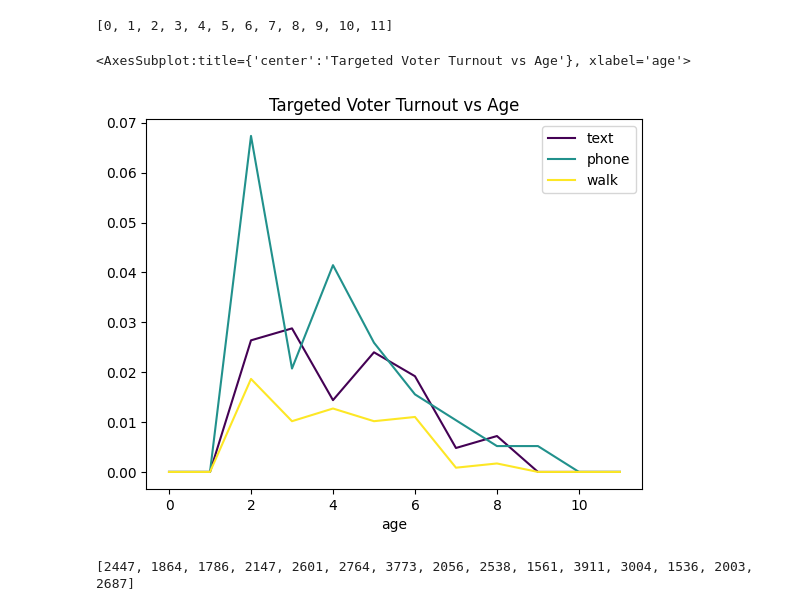
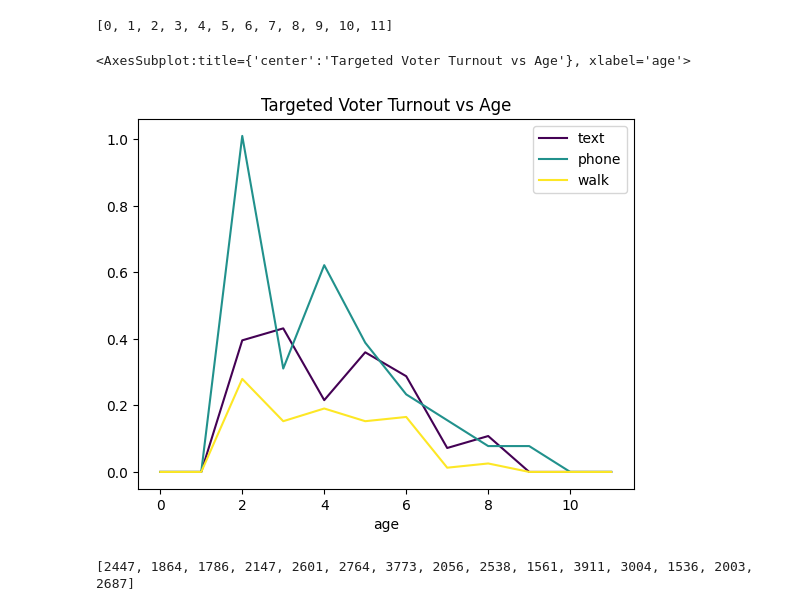
Before and after one commit to ywiamnog/Datathon-2023, a Jupyter notebook: best_methods.ipynb, the cells around one changed output. Saved outputs shown, nothing was run; the diff lists cells and outputs as text; code cells hidden in the pictures.

Commit message:
fixed both graphs

```diff
--- a/best_methods.ipynb
+++ b/best_methods.ipynb
@@ -47,37 +47,37 @@ walk_overall_conversion = walk_voters.shape[0]/walk_outreach.shape[0]
 # dict needs to be of form { age: [0, 1, 2], text: [4, 5, 6], door:[4, 5, 6], phone:}
 
 ages = list(range(0, 12))
 print(ages)
 age_text = [0]*12
 age_phone = [0]*12
 age_walk = [0]*12
 # update all the ages of text based voters
 for idx, row in text_voters.iterrows():
     age = (2022 - row.loc["BIRTHYEAR"])//10
     age_text[age] += 1
 
 for idx, row in phone_voters.iterrows():
     age = (2022 - row.loc["BIRTHYEAR"])//10
     age_phone[age] += 1
 
 for idx, row in walk_voters.iterrows():
     age = (2022 - row.loc["BIRTHYEAR"])//10
     age_walk[age] += 1
 
 # Normalization might need some changes
 # for an overall, add all the indices, add all the stuff to divide by, bam pow (prob in diff graph)
 for i in range(12):
-    age_phone[i] /= len(phone_contacted_ids)
-    age_text[i] /= len(text_ids)
-    age_walk[i] /= len(walk_ids)
+    age_phone[i] /= len(phone_contacted_ids)/15
+    age_text[i] /= len(text_ids)/15
+    age_walk[i] /= len(walk_ids)/15
 
 age_dict = {"age": ages, "text": age_text, "phone": age_phone, "walk": age_walk}
 age_data = pd.DataFrame(age_dict)
 age_data.plot(x="age", colormap = "viridis", title = "Targeted Voter Turnout vs Age")
 # %% [output]
 [0, 1, 2, 3, 4, 5, 6, 7, 8, 9, 10, 11]
 <AxesSubplot:title={'center':'Targeted Voter Turnout vs Age'}, xlabel='age'>
-[figure, old version]
+[figure, new version]
 # %%
 # best method by precinct
 precinct_lst = [9, 10, 11, 44, 46, 285, 347, 379, 411, 430, 431, 664, 752, 792, 793]
```
